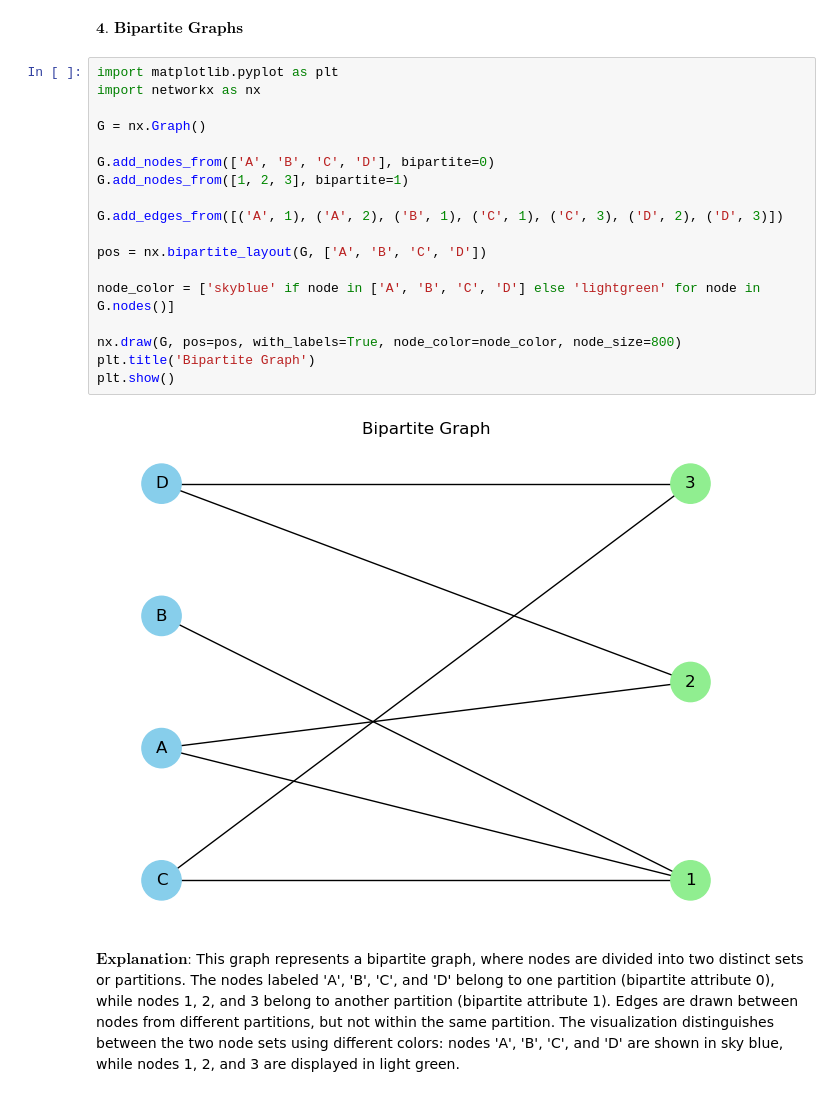
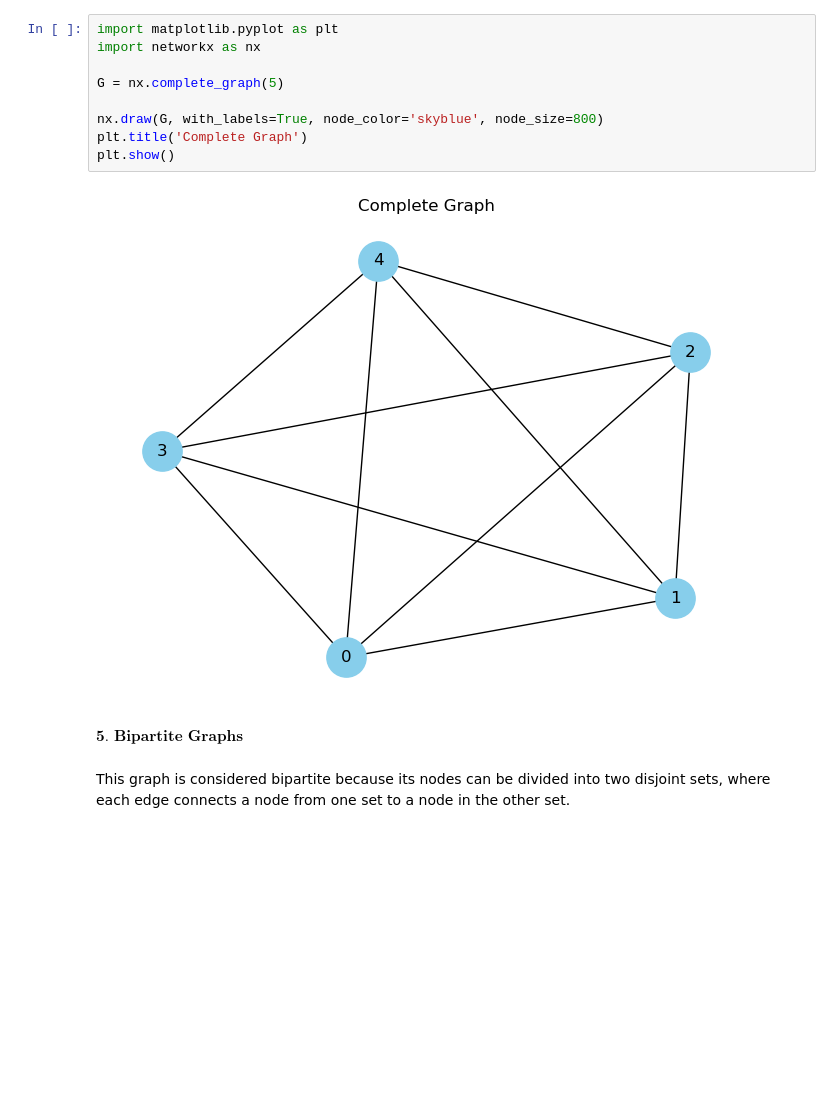
Before and after one commit to zphrc/Discrete_Math_2, a Jupyter notebook: Roca_Assignments/Lecture_3.ipynb, the cells around one changed output. Drawn from its saved outputs; the diff is of its cells as text; blank space fills up the shorter version.

```diff
--- a/Roca_Assignments/Lecture_3.ipynb
+++ b/Roca_Assignments/Lecture_3.ipynb
@@ -56,26 +63,16 @@ $\textbf{Explanation:}$
 This graph represents a complete graph with 5 nodes. In a complete graph, each node is connected to every other node by an edge, resulting in a fully connected network.
+# %%
+import matplotlib.pyplot as plt
+import networkx as nx
+
+G = nx.complete_graph(5)
+
+nx.draw(G, with_labels=True, node_color='skyblue', node_size=800)
+plt.title('Complete Graph')
+plt.show()
+# %% [output]
+[figure, new version]
 # %% [markdown]
-$\textbf{4. Bipartite Graphs}$
+$\textbf{5. Bipartite Graphs}$
-# %%
-import matplotlib.pyplot as plt
-import networkx as nx
-
-G = nx.Graph()
-
-G.add_nodes_from(['A', 'B', 'C', 'D'], bipartite=0)
-G.add_nodes_from([1, 2, 3], bipartite=1)
-
-G.add_edges_from([('A', 1), ('A', 2), ('B', 1), ('C', 1), ('C', 3), ('D', 2), ('D', 3)])
-
-pos = nx.bipartite_layout(G, ['A', 'B', 'C', 'D'])
-
-node_color = ['skyblue' if node in ['A', 'B', 'C', 'D'] else 'lightgreen' for node in G.nodes()]
-
-nx.draw(G, pos=pos, with_labels=True, node_color=node_color, node_size=800)
-plt.title('Bipartite Graph')
-plt.show()
-# %% [output]
-[figure, old version]
 # %% [markdown]
-$\textbf{Explanation:}$
-This graph represents a bipartite graph, where nodes are divided into two distinct sets or partitions. The nodes labeled 'A', 'B', 'C', and 'D' belong to one partition (bipartite attribute 0), while nodes 1, 2, and 3 belong to another partition (bipartite attribute 1). Edges are drawn between nodes from different partitions, but not within the same partition. The visualization distinguishes between the two node sets using different colors: nodes 'A', 'B', 'C', and 'D' are shown in sky blue, while nodes 1, 2, and 3 are displayed in light green.
+This graph is considered bipartite because its nodes can be divided into two disjoint sets, where each edge connects a node from one set to a node in the other set.
```
Also changed, not shown: parts of 46 cells of this notebook.
